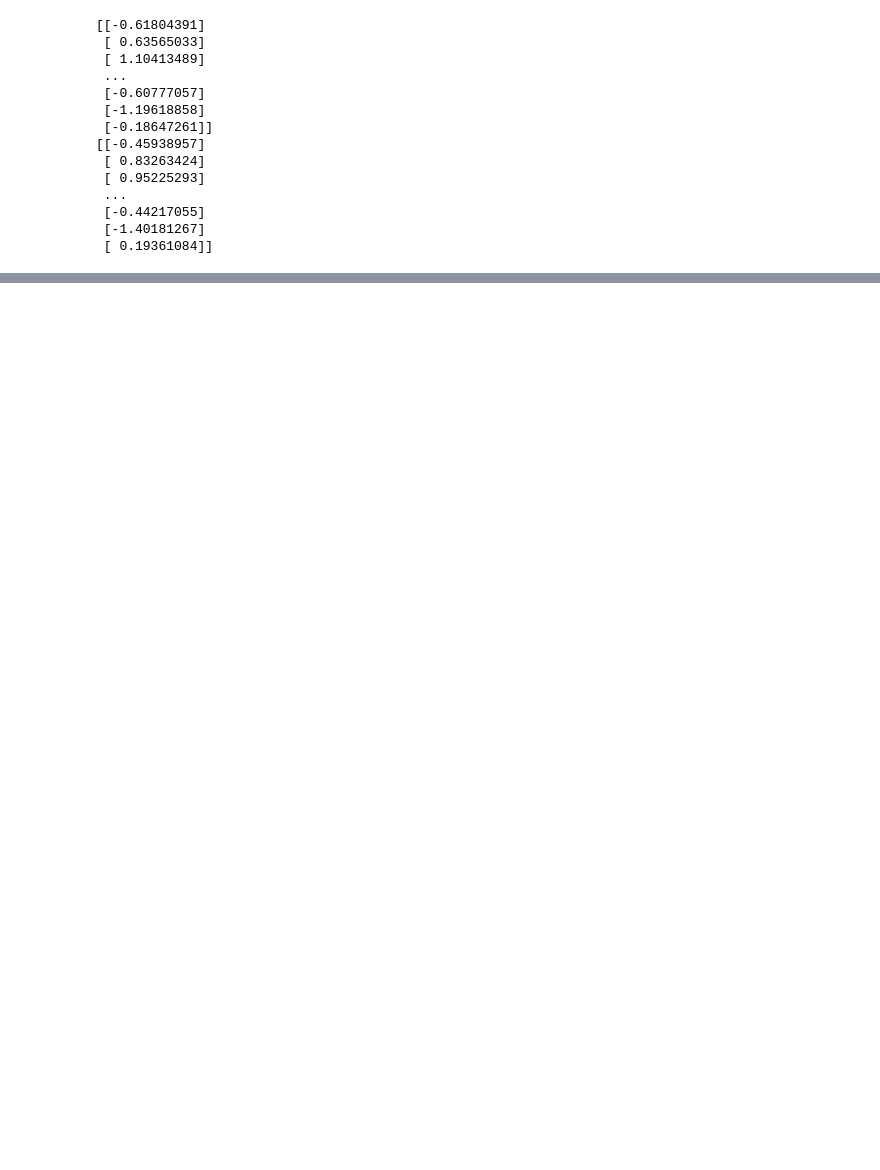
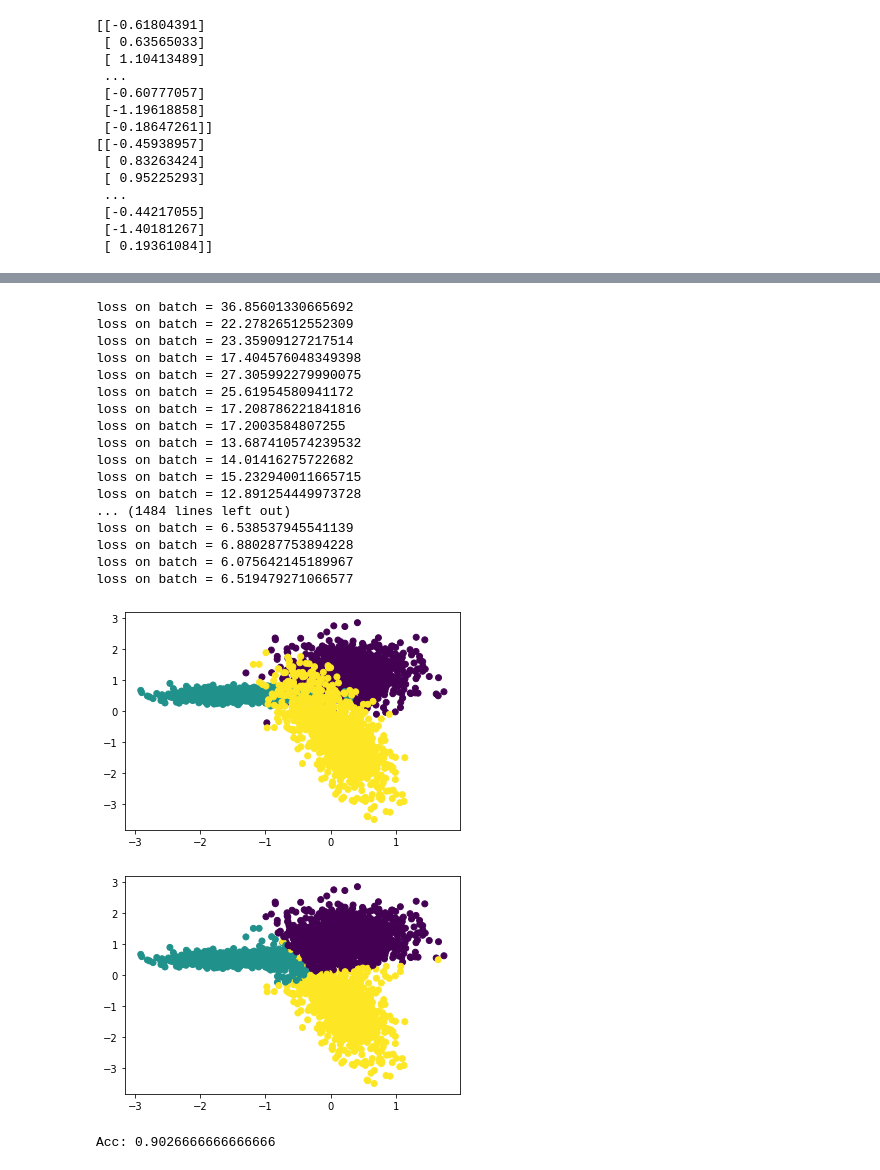
Before and after one commit to pysiakk/WUTDL2021, a Jupyter notebook: project_1/test.ipynb, the cells around one changed output, grey strips where cells are left out. Drawn from its saved outputs; the diff is of its cells as text; code cells hidden in the pictures; blank space fills up the shorter version.

```diff
--- a/project_1/test.ipynb
+++ b/project_1/test.ipynb
@@ -516,0 +628,41 @@ loss on batch = 0.7546997228868072
+# %%
+nn = NeuralNetwork(2, 3, activation_function="relu", loss_function='crossentropy', seed=123, verbose=True)
+
+# Multiple layers
+nn.add_layer(10)
+nn.add_layer(10)
+
+nn.create_output_layer("softmax")
+nn.errors = nn.train(X_train, y_train, epochs=5, batch_size=10, lr=.001, method='basic', method_param=0.2)
+pred = nn.predict(X_test)
+
+# Plot example
+
+
+plt.scatter(X_test[:,0], X_test[:,1], c = np.argmax(y_test, axis=1).flatten())
+plt.show()
+plt.scatter(X_test[:,0], X_test[:,1], c = np.argmax(pred, axis=1).flatten())
+plt.show()
+
+print("Acc: " + str(np.mean((np.argmax(y_test, axis=1).flatten() == np.argmax(pred, axis=1).flatten()))))
+# %% [output]
+loss on batch = 36.85601330665692
+loss on batch = 22.27826512552309
+loss on batch = 23.35909127217514
+loss on batch = 17.404576048349398
+loss on batch = 27.305992279990075
+loss on batch = 25.61954580941172
+loss on batch = 17.208786221841816
+loss on batch = 17.2003584807255
+loss on batch = 13.687410574239532
+loss on batch = 14.01416275722682
+loss on batch = 15.232940011665715
+loss on batch = 12.891254449973728
+... (1484 lines left out)
+loss on batch = 6.538537945541139
+loss on batch = 6.880287753894228
+loss on batch = 6.075642145189967
+loss on batch = 6.519479271066577
+[figure, added]
+[figure, added]
+Acc: 0.9026666666666666
```
Also changed, not shown: parts of 35 cells of this notebook.
